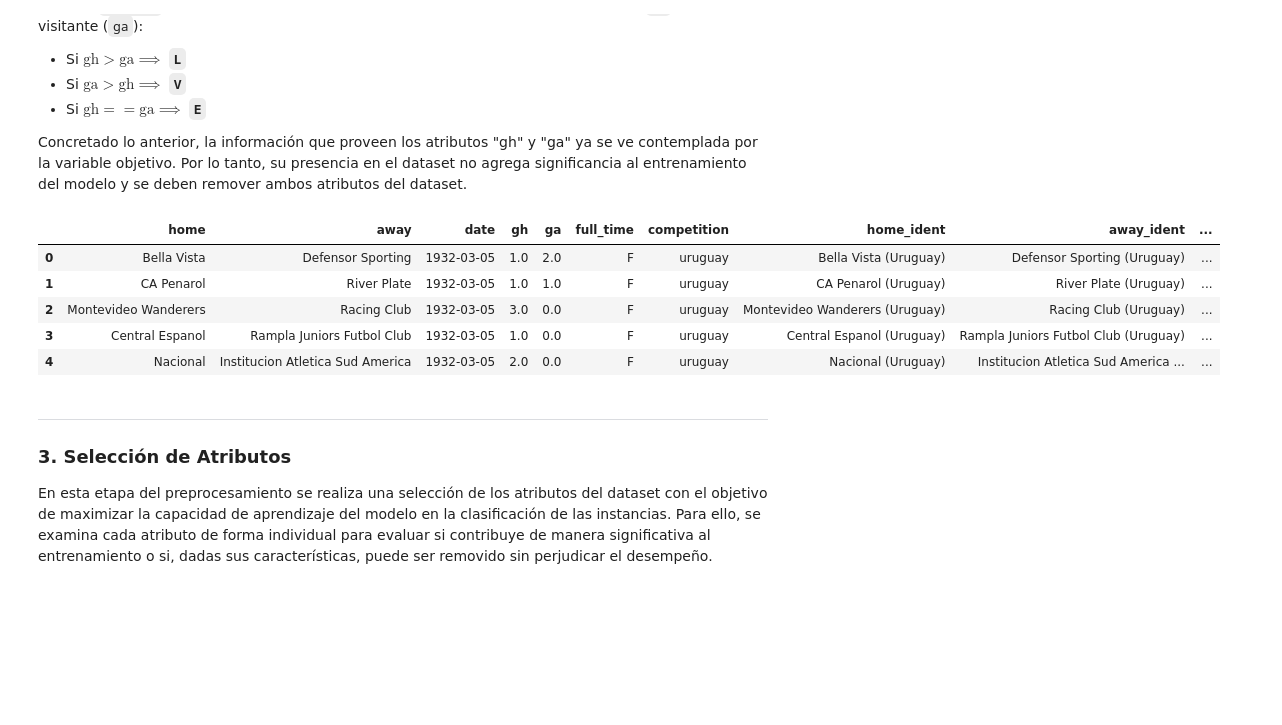
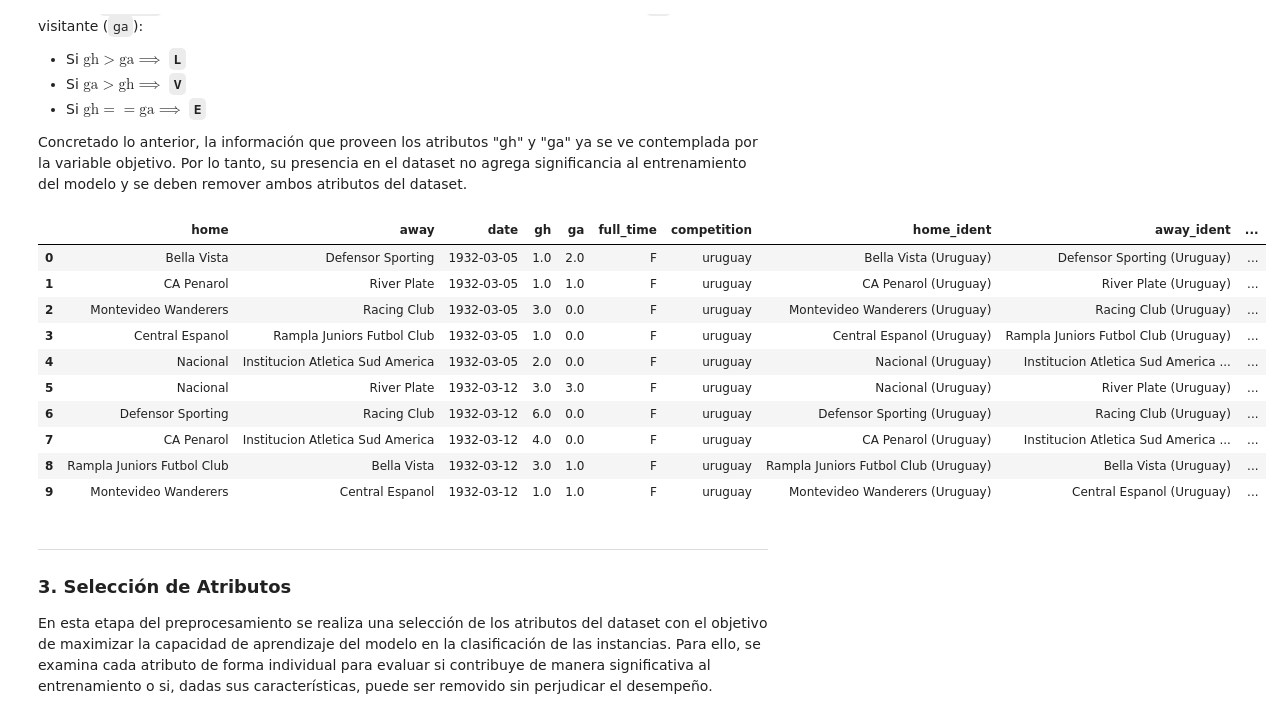
Before and after one commit to lugonca20/aprendaut_labs, a Jupyter notebook: tarea1/prueba_pipeline.ipynb, the cells around one changed output. Saved outputs shown, nothing was run; the diff lists cells and outputs as text; code cells hidden in the pictures; blank space fills up the shorter version.

```diff
--- a/tarea1/prueba_pipeline.ipynb
+++ b/tarea1/prueba_pipeline.ipynb
@@ -88,26 +65,31 @@ Concretado lo anterior, la información que proveen los atributos "gh" y "ga" ya
 # %%
 dataset["ganador"] = np.select(
     [
         dataset["gh"] > dataset["ga"],
         dataset["gh"] < dataset["ga"],
         dataset["gh"] == dataset["ga"],
     ],
     [
         "L",
         "V",
         "E",
     ],
     default="sin_dato",
 )
 
-dataset.head()
+dataset.head(10)
 # %% [output]
 |  | home | away | date | gh | ga | full_time | competition | home_ident | away_ident | ... |
 | 0 | Bella Vista | Defensor Sporting | 1932-03-05 | 1.0 | 2.0 | F | uruguay | Bella Vista (Uruguay) | Defensor Sporting (Uruguay) | ... |
 | 1 | CA Penarol | River Plate | 1932-03-05 | 1.0 | 1.0 | F | uruguay | CA Penarol (Uruguay) | River Plate (Uruguay) | ... |
 | 2 | Montevideo Wanderers | Racing Club | 1932-03-05 | 3.0 | 0.0 | F | uruguay | Montevideo Wanderers (Uruguay) | Racing Club (Uruguay) | ... |
 | 3 | Central Espanol | Rampla Juniors Futbol Club | 1932-03-05 | 1.0 | 0.0 | F | uruguay | Central Espanol (Uruguay) | Rampla Juniors Futbol Club (Uruguay) | ... |
 | 4 | Nacional | Institucion Atletica Sud America | 1932-03-05 | 2.0 | 0.0 | F | uruguay | Nacional (Uruguay) | Institucion Atletica Sud America ... | ... |
+| 5 | Nacional | River Plate | 1932-03-12 | 3.0 | 3.0 | F | uruguay | Nacional (Uruguay) | River Plate (Uruguay) | ... |
+| 6 | Defensor Sporting | Racing Club | 1932-03-12 | 6.0 | 0.0 | F | uruguay | Defensor Sporting (Uruguay) | Racing Club (Uruguay) | ... |
+| 7 | CA Penarol | Institucion Atletica Sud America | 1932-03-12 | 4.0 | 0.0 | F | uruguay | CA Penarol (Uruguay) | Institucion Atletica Sud America ... | ... |
+| 8 | Rampla Juniors Futbol Club | Bella Vista | 1932-03-12 | 3.0 | 1.0 | F | uruguay | Rampla Juniors Futbol Club (Uruguay) | Bella Vista (Uruguay) | ... |
+| 9 | Montevideo Wanderers | Central Espanol | 1932-03-12 | 1.0 | 1.0 | F | uruguay | Montevideo Wanderers (Uruguay) | Central Espanol (Uruguay) | ... |
 # %% [markdown]
 ---
 ### 3. Selección de Atributos
```
Also changed, not shown: parts of 28 cells of this notebook, 1 other file.
